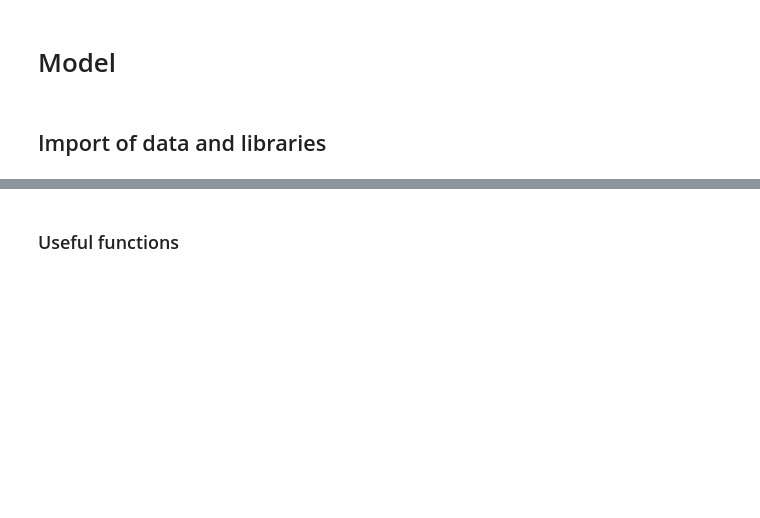
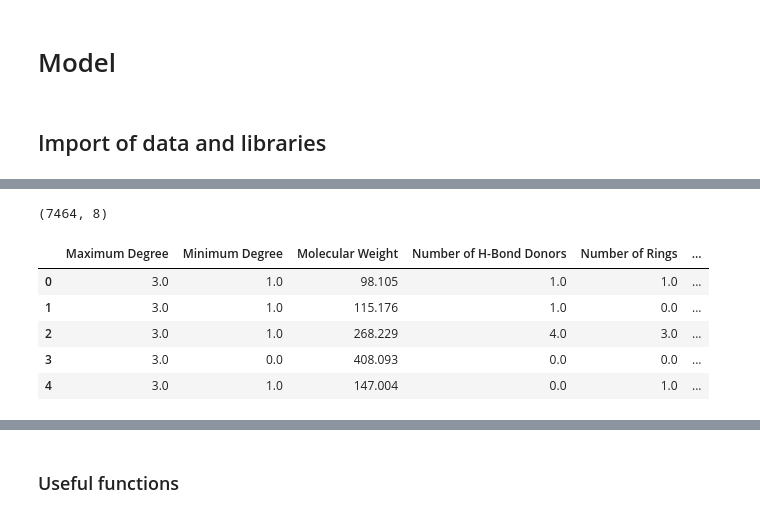
Before and after one commit to Anouar7768/MLNS_molecule_toxicity_detection, a Jupyter notebook: notebooks/Model.ipynb, the cells around one changed output, grey strips where cells are left out. Saved outputs shown, nothing was run; the diff lists cells and outputs as text; code cells hidden in the pictures; blank space fills up the shorter version.

```diff
--- a/notebooks/Model.ipynb
+++ b/notebooks/Model.ipynb
@@ -48,0 +54,16 @@ df_mol.head()
+# %%
+df_i = pd.read_csv('../data/molecule_training.csv')
+relevant_columns = ['Maximum Degree', 'Minimum Degree', 'Molecular Weight',
+       'Number of H-Bond Donors', 'Number of Rings',
+       'Number of Rotatable Bonds', 'Polar Surface Area', 'target']
+df_i = df_i[relevant_columns]
+print(df_i.shape)
+df_i.head()
+# %% [output]
+(7464, 8)
+|  | Maximum Degree | Minimum Degree | Molecular Weight | Number of H-Bond Donors | Number of Rings | ... |
+| 0 | 3.0 | 1.0 | 98.105 | 1.0 | 1.0 | ... |
+| 1 | 3.0 | 1.0 | 115.176 | 1.0 | 0.0 | ... |
+| 2 | 3.0 | 1.0 | 268.229 | 4.0 | 3.0 | ... |
+| 3 | 3.0 | 0.0 | 408.093 | 0.0 | 0.0 | ... |
+| 4 | 3.0 | 1.0 | 147.004 | 0.0 | 1.0 | ... |
```
Also changed, not shown: parts of 24 cells of this notebook.
